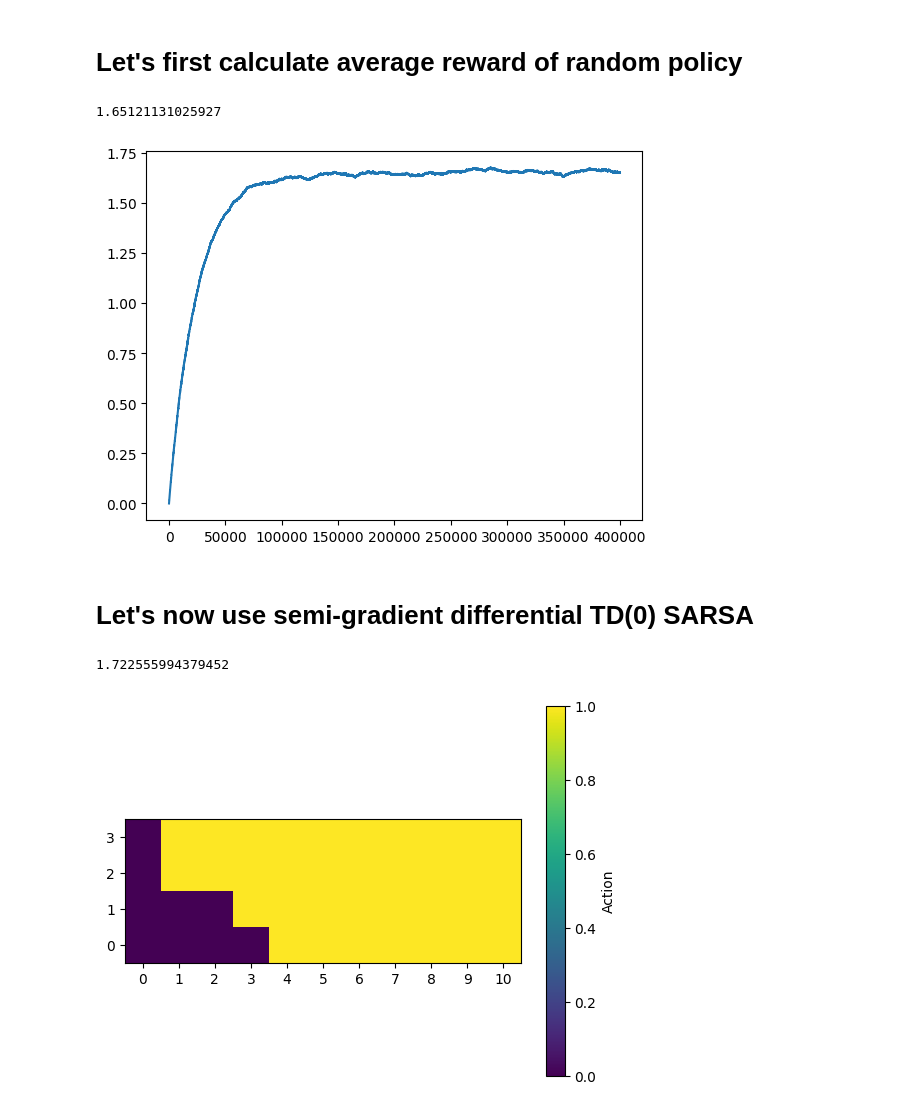
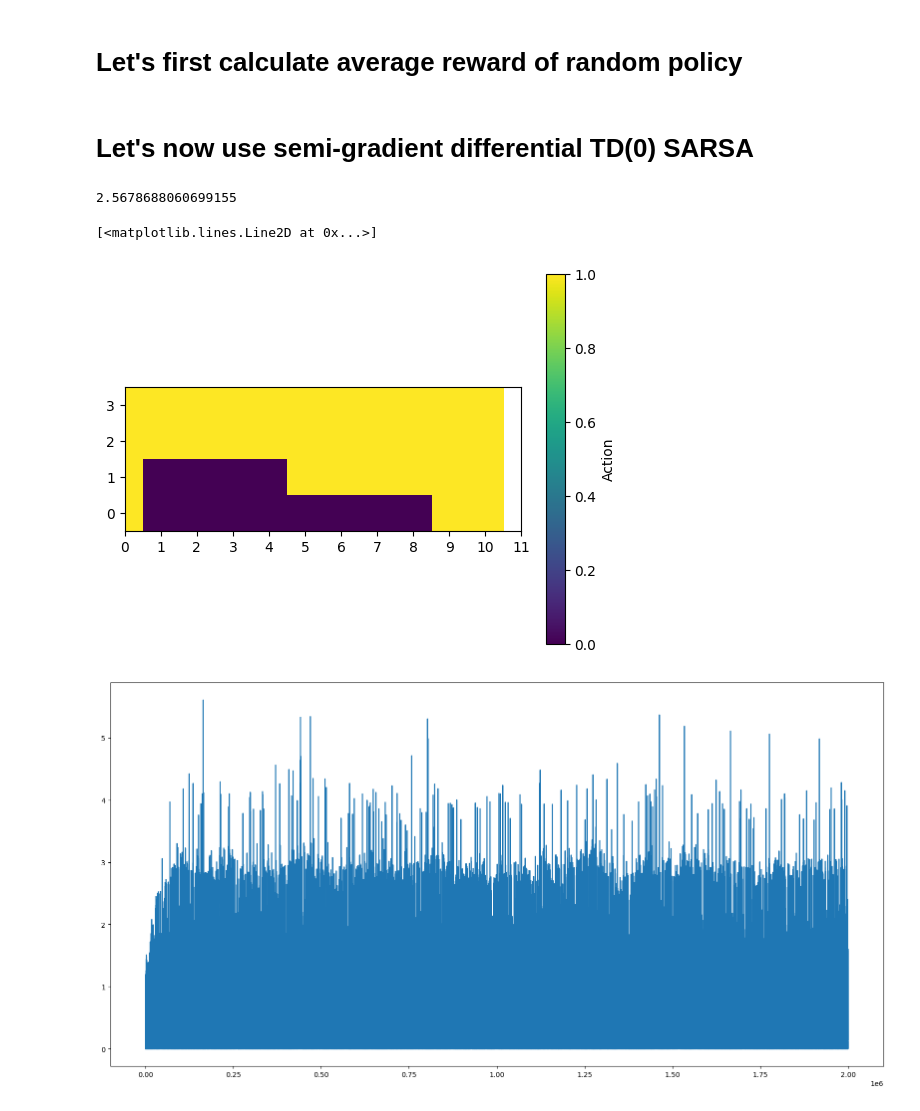
Before and after one commit to gmuthu7/Gridworld, a Jupyter notebook: access_control_queue.ipynb, the cells around one changed output. Cells and saved outputs as stored; diff of their text form; code cells hidden in the pictures.

Commit message:
Added working implementation of average reward

```diff
--- a/access_control_queue.ipynb
+++ b/access_control_queue.ipynb
@@ -19,7 +19,7 @@ class AccessControlQueue:
         if free == 0 and action == 1:
             raise Exception("Can't accept when queue is full")
         for i in range(self.MAX_LEN - free):
-            if np.random.rand() < 0.06:
+            if np.random.rand() <= 0.06:
                 free+=1
         free-=action
         self.state = (free,self._sample_priority())
@@ -47,19 +47,19 @@ for i in range(400000):
     track.append(rbar)
 plt.plot(track)
 print(rbar)
-# %% [output]
-1.65121131025927
-[figure, removed]
 # %% [markdown]
 <h1> Let's now use semi-gradient differential TD(0) SARSA </h1>
 # %%
 num_samples = int(2e6)
 alpha = 1e-2
-beta = 1e-2
+beta = 1e-4
 q = np.zeros((11,4,2))
+rbar = 0.
 epsilon = 0.1
-rbar = 0.
 state = env.reset()
+action = np.random.randint(0,2)
+track = []
+track_rbar = []
 for i in range(num_samples):
     if state[0] == 0:
         action = 0
@@ -68,22 +68,31 @@ for i in range(num_samples):
     next_state,reward = env.step(action)
     if next_state[0] == 0:
         next_action = 0
-    elif np.random.rand() < 0.1:
+    elif np.random.rand() <= epsilon:
         next_action = np.random.randint(0,2)
     else:
-        next_action = np.argmax(q[state[0],state[1]])
-    delta = reward - rbar + q[next_state[0],next_state[1],next_action] - q[state[0],state[1],action]
-    q[state[0],state[1],action] = q[state[0],state[1],action] + alpha * delta
-    rbar = rbar + beta*(delta - rbar)
+        next_action = np.argmax(q[next_state[0],next_state[1]])
+    delta = (reward-1)/7 - rbar + q[next_state[0],next_state[1],next_action] - q[state[0],state[1],action]
+    q[state[0],state[1],action] = q[state[0],state[1],action] +alpha * delta
+    rbar = rbar + beta*delta
+    track.append(delta**2)
+    track_rbar.append(rbar*7+1)
     state = next_state
-print(rbar)
+print(rbar*7+1)
 # %% [output]
-1.722555994379452
+2.5678688060699155
-# %%
-q_map = np.argmax(q,axis=2)
-q_map = q_map.T
-plt.imshow(q_map, cmap="viridis", interpolation="none", origin='lower')
-plt.xticks(np.arange(0,11, 1.0))
-plt.colorbar(label='Action');
-# %% [output]
-[figure, removed]
+# %%
+q_map = np.argmax(q,axis=2)
+q_map = q_map.T
+plt.imshow(q_map, cmap="viridis", interpolation="none", origin='lower')
+plt.xlim(1,10)
+plt.xticks(np.arange(0,12, 1.0))
+plt.colorbar(label="Action")
+plt.figure(figsize=(20,10))
+plt.plot(track)
+plt.figure()
+plt.plot(track_rbar)
+# %% [output]
+[<matplotlib.lines.Line2D at 0x...>]
+[figure, added]
+[figure, added]
```
Also changed, not shown: parts of 4 cells of this notebook.
